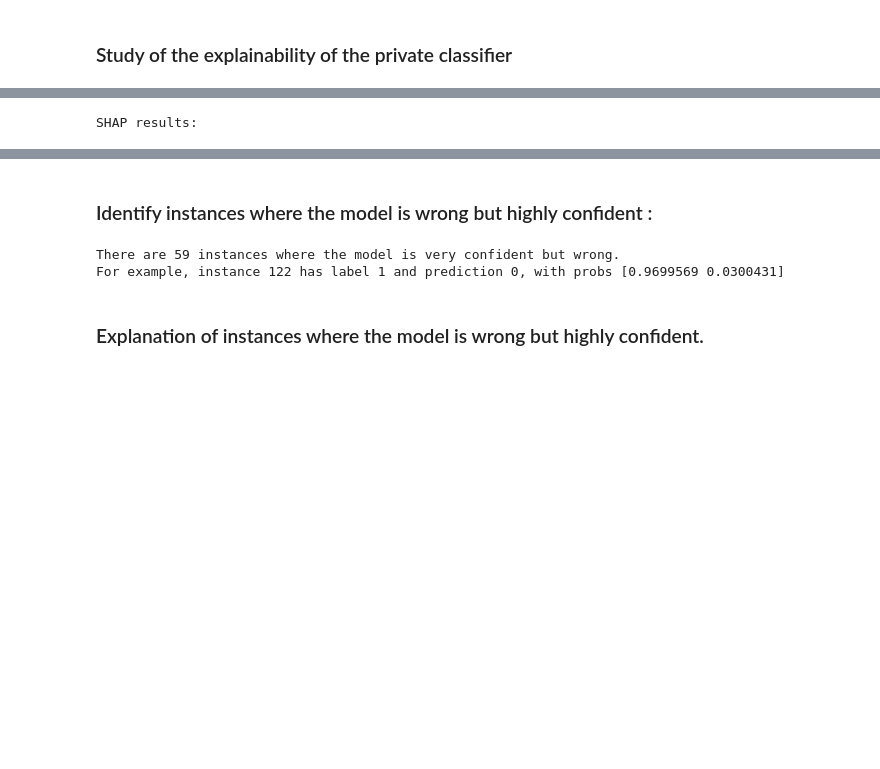
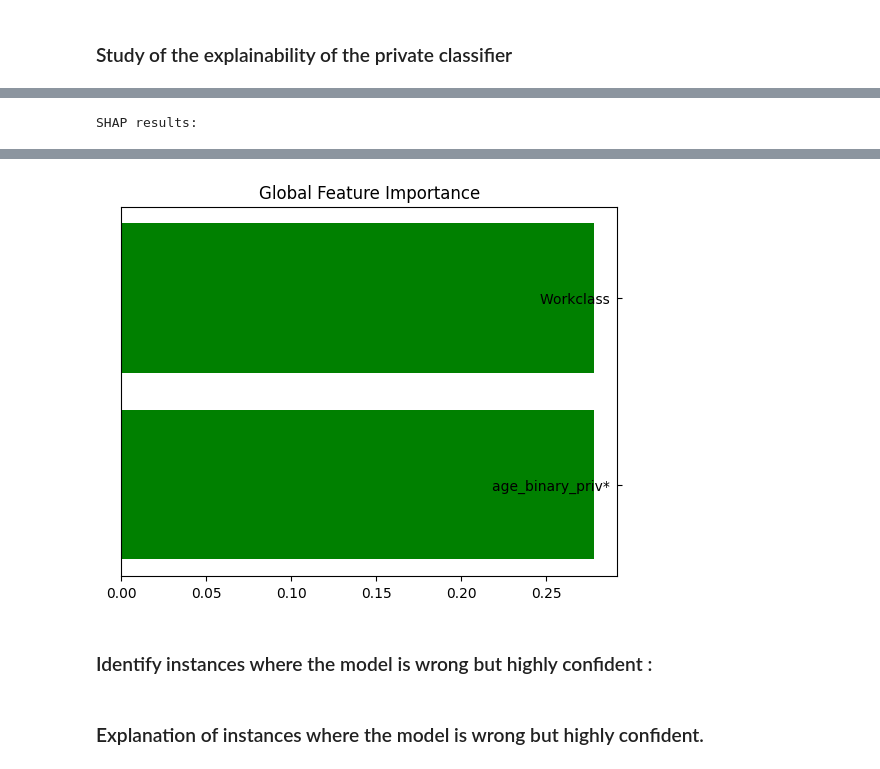
Before and after one commit to Teytey2002/Project_Management, a Jupyter notebook: src/5_Explainability.ipynb, the cells around one changed output, grey strips where cells are left out. Saved outputs shown, nothing was run; the diff lists cells and outputs as text; code cells hidden in the pictures; blank space fills up the shorter version.

```diff
--- a/src/5_Explainability.ipynb
+++ b/src/5_Explainability.ipynb
@@ -105,6 +105,10 @@ epsilon = get_epsilon()
 # Apply local differential privacy to 'age_binary' and 'sex_binary' columns
 df_private['age_binary_private'] = df_private['age_binary'].apply(lambda x: rand_resp(x))
 df_private['sex_binary_private'] = df_private['sex_binary'].apply(lambda x: rand_resp(x))
+
+# Drop the original 'age_binary' and 'sex_binary' columns
+df_private = df_private.drop('age_binary', axis=1)
+print("columns : ", df_private.columns)
 
 # Define feature names and categorical columns
 feature_names = [
@@ -231,6 +240,12 @@ ALE results:
 # %%
+import shap
+import matplotlib.pyplot as plt
+%matplotlib inline
+
 # Print SHAP results and plot the explanations
 print("SHAP results:")
-global_explanations["shap_global"].ipython_plot(class_names=transformer.class_names)
+shap.initjs()
+global_explanations["shap_global"].plot(class_names=transformer.class_names)
+plt.show()
 # %% [output]
 SHAP results:
@@ -237,3 +253,4 @@ SHAP results:
+[figure, added]
 # %% [markdown]
 ### Identify instances where the model is wrong but highly confident :
 # %%
@@ -257,9 +274,6 @@ instance_ids = miss_but_confident
 
 # Print an example of a highly confident but wrong prediction
 print(f"For example, instance {instance_ids[0]} has label {test_labels[instance_ids[0]]} and prediction {predictions[instance_ids[0]]}, with probs {model.predict_proba(test[instance_ids[0]:instance_ids[0]+1])[0]}")
-# %% [output]
-There are 59 instances where the model is very confident but wrong.
-For example, instance 122 has label 1 and prediction 0, with probs [0.9699569 0.0300431]
 # %% [markdown]
 ### Explanation of instances where the model is wrong but highly confident.
 # %%
```
Also changed, not shown: parts of 7 cells of this notebook.
